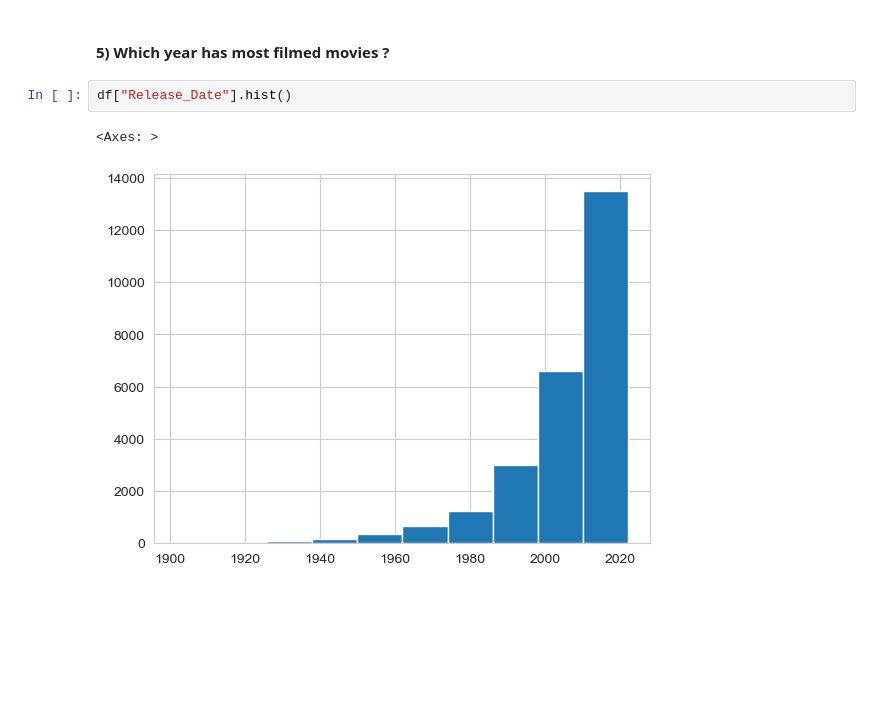
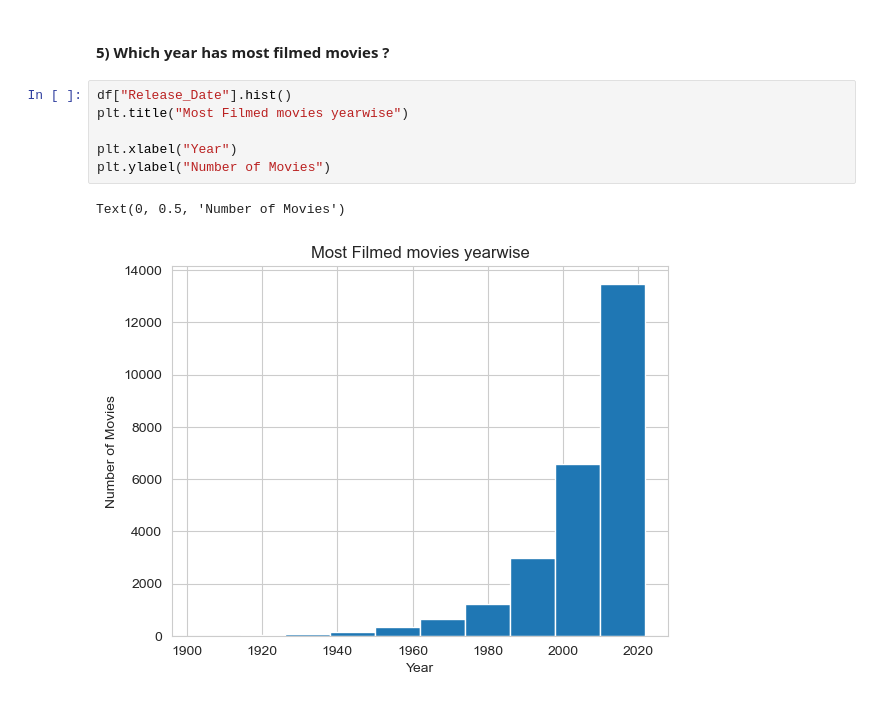
Before and after one commit to Pranav-Pote-28/Netflix_Data_Analysis, a Jupyter notebook: practice.ipynb, the cells around one changed output. Drawn from its saved outputs; the diff is of its cells as text; blank space fills up the shorter version.

```diff
--- a/practice.ipynb
+++ b/practice.ipynb
@@ -226,6 +226,10 @@ df[df["Popularity"] == df["Popularity"].min()]
 #### 5) Which year has most filmed movies ?
 # %%
 df["Release_Date"].hist()
+plt.title("Most Filmed movies yearwise")
+
+plt.xlabel("Year")
+plt.ylabel("Number of Movies")
 # %% [output]
-<Axes: >
+Text(0, 0.5, 'Number of Movies')
-[figure, old version]
+[figure, new version]
```
Also changed, not shown: 1 other file.
